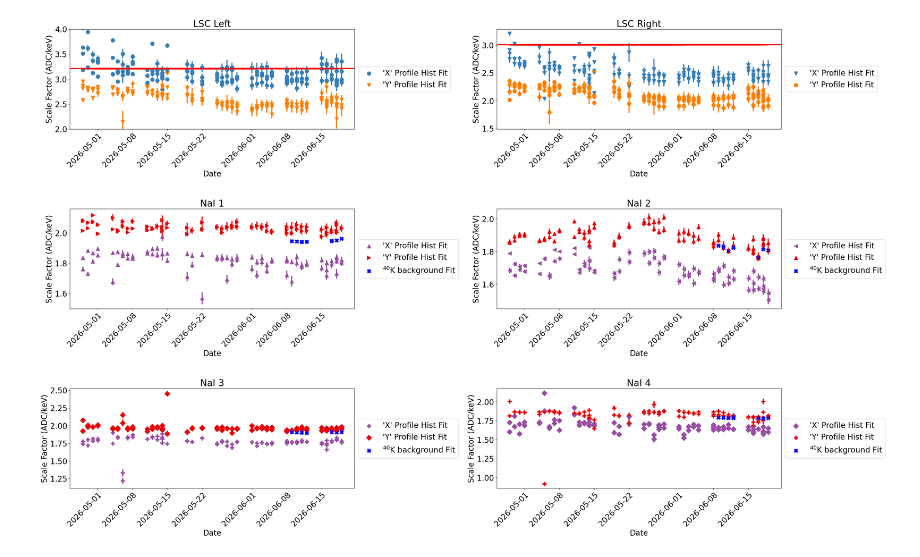
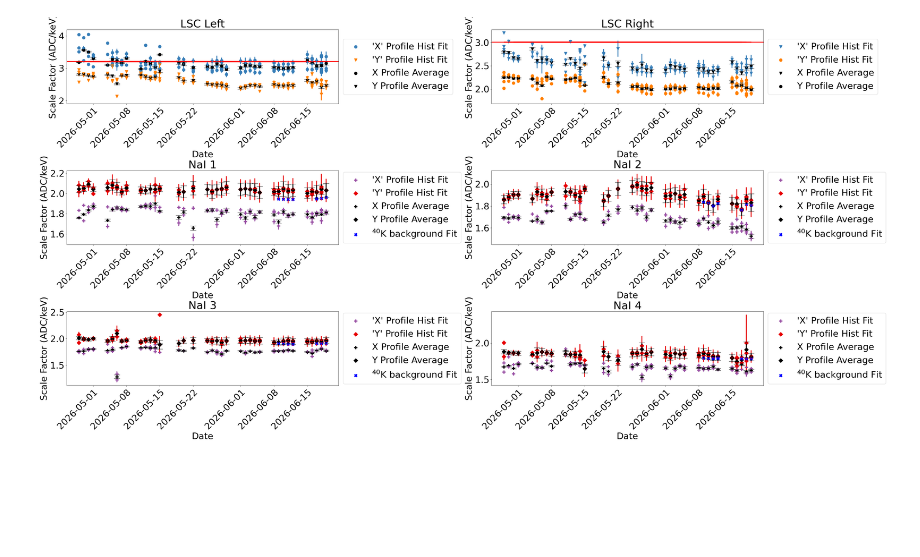
Before and after one commit to nicholasswidinsky/KDK-plus, a Jupyter notebook: Daily_cal_comparison_X_Y_profile.ipynb, the cells around one changed output. Drawn from its saved outputs; the diff is of its cells as text; code cells hidden in the pictures; blank space fills up the shorter version.

```diff
--- a/Daily_cal_comparison_X_Y_profile.ipynb
+++ b/Daily_cal_comparison_X_Y_profile.ipynb
@@ -5,8 +5,9 @@ from pathlib import Path
 import datetime
 import matplotlib
 from matplotlib import dates as mdates
+from matplotlib import cm
 
-matplotlib.rcParams["font.size"] = 20
+matplotlib.rcParams["font.size"] = 30
 matplotlib.rcParams["lines.linewidth"] = 3
 matplotlib.rcParams["mathtext.default"] = 'regular'
 matplotlib.rcParams['lines.markersize'] = 3
@@ -40,18 +41,18 @@ anticolourcycle = ['#C88147','#0080FF','#B250B5','#087E40','#59A9D7','#67B15C']
 
 Detectors = {'Ch_4': ["LSC Left",colourCycle[0],"o"],
              'Ch_5': ["LSC Right",colourCycle[0],"v"],
-             'Ch_8': ["NaI 1",colourCycle[6],"^"],
-             'Ch_10': ["NaI 2",colourCycle[6],"<"],
+             'Ch_8': ["NaI 1",colourCycle[6],"P"],
+             'Ch_10': ["NaI 2",colourCycle[6],"P"],
              'Ch_12': ["NaI 3",colourCycle[6],"P"],
-             'Ch_14': ["NaI 4",colourCycle[6],"D"]
+             'Ch_14': ["NaI 4",colourCycle[6],"P"]
              }
 
 DetectorsInv = {'Ch_4': ["LSC Left",colourCycle[1],"v"],
                 'Ch_5': ["LSC Right",colourCycle[1],"o"],
-                'Ch_8': ["NaI 1",colourCycle[7],">"],
-                'Ch_10': ["NaI 2",colourCycle[7],"^"],
+                'Ch_8': ["NaI 1",colourCycle[7],"D"],
+                'Ch_10': ["NaI 2",colourCycle[7],"D"],
                 'Ch_12': ["NaI 3",colourCycle[7],"D"],
-                'Ch_14': ["NaI 4",colourCycle[7],"P"],}
+                'Ch_14': ["NaI 4",colourCycle[7],"D"],}
 # %%
 ################################################################################################################################
 # This section of code stores the data for the K-40 background fit data in the NaI detectors.
@@ -304,11 +389,13 @@ def ReadInProfileData(filepath):
                         yIntInvErr = yIntInv*np.sqrt((p0InvErr/p0Inv)**2 + (p1InvErr/p1Inv)**2)
 
                         #(self,ch,scaleFactor,scaleFactorErr,date):
-                        chResults.append(fitData(channels[0],xInt/662,xIntErr/662,time,channels[1])) #Save all the data in the LSC to a fitData object.
-                        chResults.append(fitData(channels[1],yInt/662,yIntErr/662,time,channels[0])) #Save all the data in the NaI to a fitData object.
+                        chResults.append(fitData(channels[0],xInt/662,xIntErr/662,time,channels[1],p1,p1Err,p0,p0Err)) #Save all the data in the LSC to a fitData object.
+                        chResults.append(fitData(channels[1],yInt/662,yIntErr/662,time,channels[0],p1,p1Err,p0,p0Err)) #Save all the data in the NaI to a fitData object.
 
-                        chResultsInv.append(fitData(channels[0],xIntInv/662,xIntErr/662,time,channels[1]))
-                        chResultsInv.append(fitData(channels[1],yIntInv/662,yIntErr/662,time,channels[0]))
+                        p0InvErrProp = np.sqrt((p0Inv/p1Inv)**2 * ((p0InvErr/p0Inv)**2 + (p1InvErr/p1Inv)**2))
+
+                        chResultsInv.append(fitData(channels[0],xIntInv/662,xIntInvErr/662,time,channels[1],1/p1Inv,p0InvErr/p1Inv**2,-p0Inv/p1Inv,p0InvErrProp))
+                        chResultsInv.append(fitData(channels[1],yIntInv/662,yIntInvErr/662,time,channels[0],1/p0Inv,p0InvErr/p1Inv**2,-p0Inv/p1Inv,p0InvErrProp))
 
                         for totD in totalData:
                             if chResults[-1].ch == totD.ch:
@@ -318,8 +405,9 @@ def ReadInProfileData(filepath):
                             if chResults[-2].ch == totD.ch:
                                 totD.addFitResults(chResults[-2],chResultsInv[-2])
                                 # totD.addFitResults(chResultsInv[-2])
-        except:
-            pass
+        except Exception as e:
+            print(e)
+            # pass
 
     return chResults, totalData
 
@@ -406,7 +499,7 @@ for data in totalData:
 # %%
-fig,ax = plt.subplots(3,2,figsize = (30,20))
+fig,ax = plt.subplots(3,2,figsize = (40,20))
 plt.tight_layout()
-plt.subplots_adjust(hspace = 0.80,wspace = 0.2,left = 0.04,bottom = 0.15)
+plt.subplots_adjust(hspace = 0.9,wspace = 0.25,left = 0.04,bottom = 0.15,right = 0.92)
 
 channels = [4,5,8,10,12,14]
 # axesNum = [ax[0,0],ax[0,1],ax[0,2],ax[1,0],ax[1,1],ax[1,2]]
@@ -415,37 +508,38 @@ for data in totalData:
     axes = axesNum[channels.index(data.ch)]
 
     data.plotData(axes,NaIcolourCode = False)
-    # data.plotAverageData(axes,plotstdev = False,plotErrProp = True)
+    data.plotAverageData(axes,plotstdev = False,plotErrProp = True)
+
 
 for data in K40totalData:
     axes = axesNum[channels.index(data.ch)]
 
     data.plotData(axes,NaIcolourCode = False)
 
 ax[0,0].axhline(LPMT[0], color = 'red')
 ax[0,0].fill_between(x = totalData[0].dates,y1=LPMT[0]+LPMT[1], y2=LPMT[0]-LPMT[1], color='red',  interpolate=True, alpha=.5)
 
 ax[0,1].axhline(RPMT[0], color = 'red')
 ax[0,1].fill_between(x = totalData[0].dates,y1=RPMT[0]+RPMT[1], y2=RPMT[0]-RPMT[1], color='red',  interpolate=True, alpha=.5)
 
 for i,axs in enumerate(axesNum):
     axs.set_title(f'{Detectors[f'Ch_{channels[i]}'][0]}')
     axs.set_xlabel('Date')
     axs.set_ylabel('Scale Factor (ADC/keV)')
     box = axs.get_position()
     axs.set_position([box.x0, box.y0, box.width * 0.8, box.height])
     axs.legend(loc='center left', bbox_to_anchor=(1, 0.5))
 
 
     # Format x-axis to show only YYYY-MM-DD
     axs.xaxis.set_major_formatter(mdates.DateFormatter('%Y-%m-%d'))
 
 
     plt.setp(axs.get_xticklabels(), rotation=45, ha='right', rotation_mode='anchor')
 
-ax[0,0].set_ylim(2,4)
+# ax[0,0].set_ylim(2,4)
 plt.savefig('/home/nick/PhD/KDK+/Daily_LSC_Calibration_testing/stability_figures/Annulus_Stability_plots_X_Y_profile.png', dpi = 300)
 plt.savefig('/home/nick/PhD/KDK+/Daily_LSC_Calibration_testing/stability_figures/Annulus_Stability_plots_X_Y_profile.pdf')
 plt.show()
 # %% [output]
-[figure, old version]
+[figure, new version]
```
Also changed, not shown: parts of 5 cells of this notebook, 15 other files.
